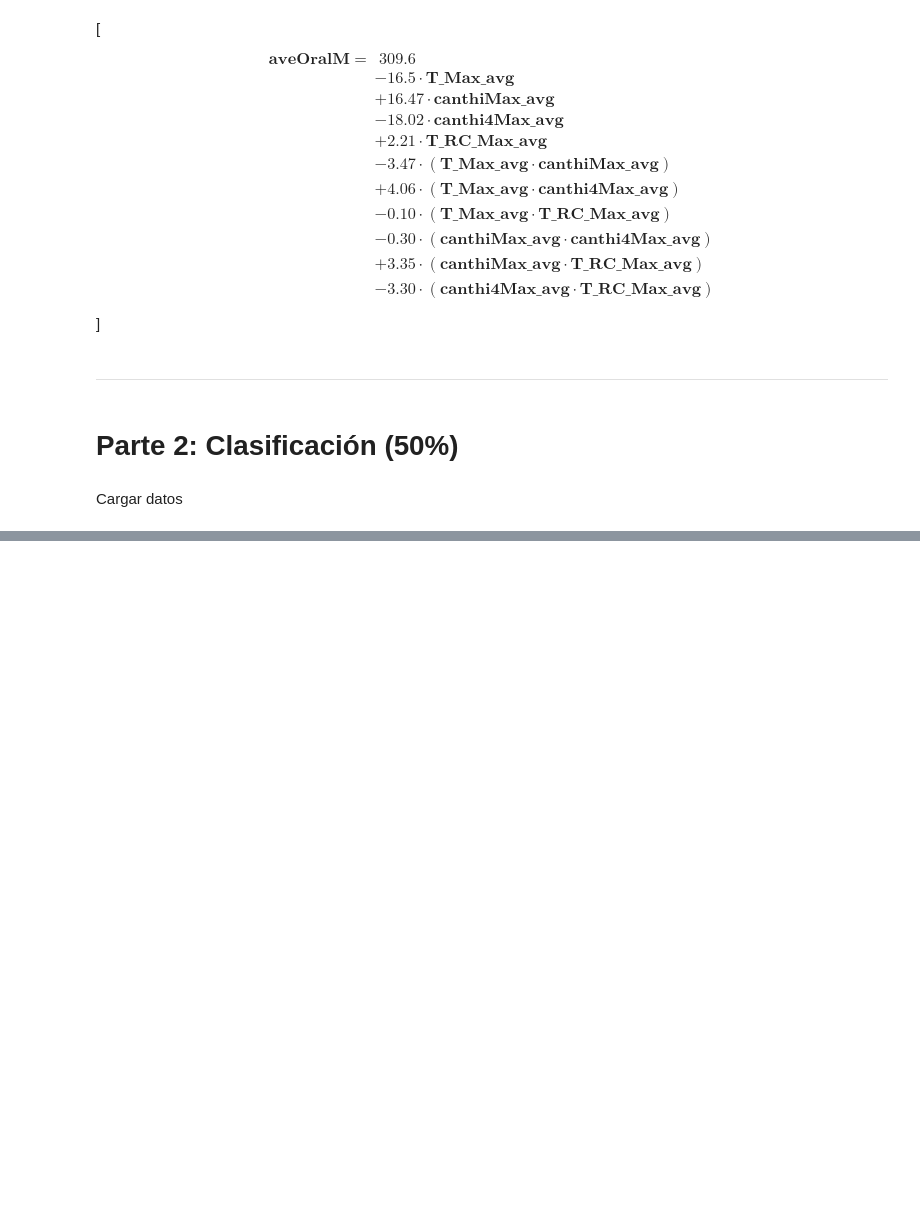
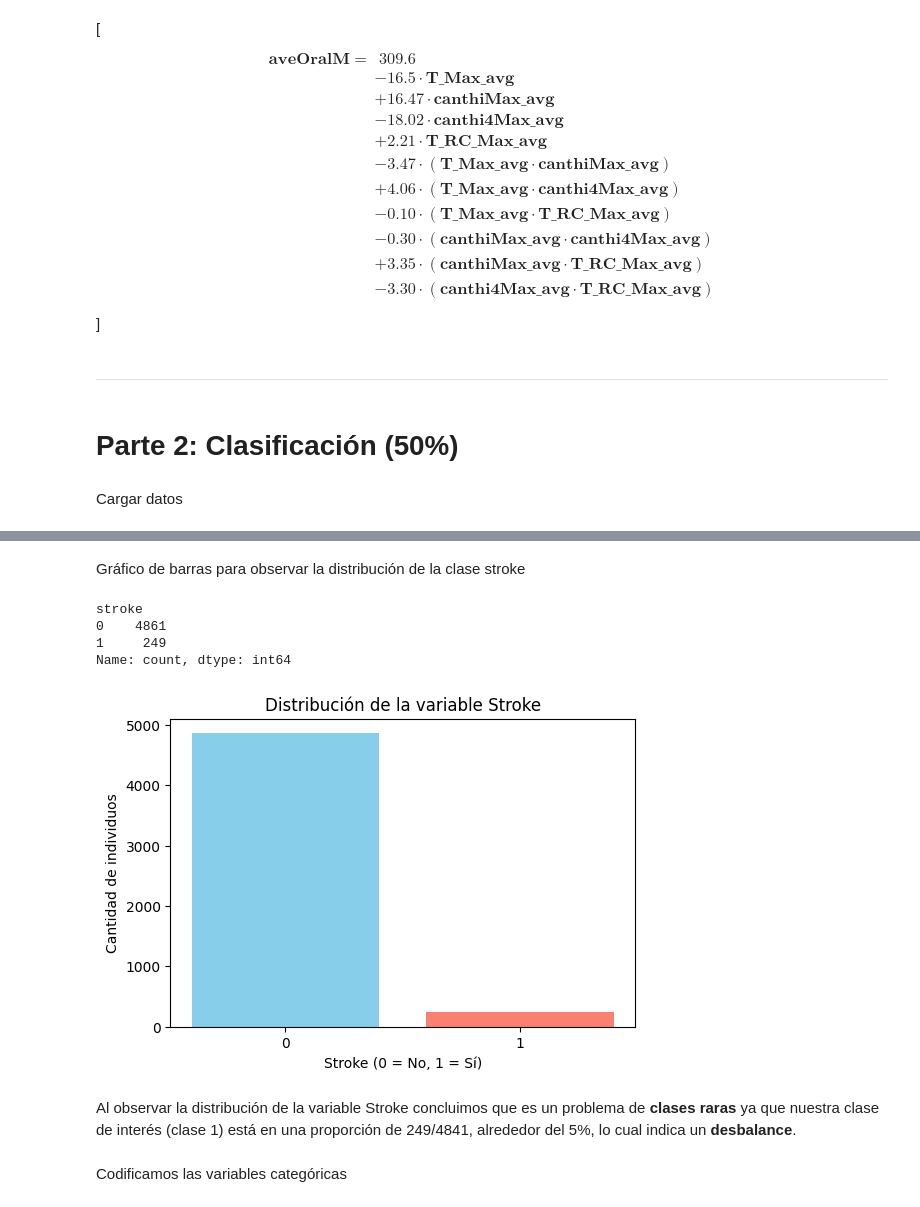
Before and after one commit to danieladonado/proyecto_2, a Jupyter notebook: proyecto_2.ipynb, the cells around one changed output, grey strips where cells are left out. Cells and saved outputs as stored; diff of their text form; code cells hidden in the pictures; blank space fills up the shorter version.

```diff
--- a/proyecto_2.ipynb
+++ b/proyecto_2.ipynb
@@ -667,4 +663,7 @@ No se utilizó **curva de aprendizaje** para ningún modelo ya que no requerimos
 # %% [markdown]
 Cargar datos
 # %%
-df = pd.read_csv("")
+df = pd.read_csv("healthcare-dataset-stroke-data.csv")
+
+df.drop(columns=["id","ever_married", "work_type", "Residence_type"], inplace=True)
+df.head()
@@ -670,0 +679,3 @@ df = pd.read_csv("")
+# %%
+df['bmi'] = df['bmi'].fillna(df['bmi'].mean())
+df.head()
@@ -670,0 +689,26 @@ df = pd.read_csv("")
+# %% [markdown]
+Gráfico de barras para observar la distribución de la clase stroke
+# %%
+conteo = df["stroke"].value_counts()
+print(conteo)
+
+plt.figure(figsize=(6,4))
+plt.bar(
+    conteo.index.astype(str),
+    conteo.values,
+    color=["skyblue", "salmon"]
+)
+plt.xlabel("Stroke (0 = No, 1 = Sí)")
+plt.ylabel("Cantidad de individuos")
+plt.title("Distribución de la variable Stroke")
+plt.show()
+# %% [output]
+stroke
+0    4861
+1     249
+Name: count, dtype: int64
+[figure, added]
+# %% [markdown]
+Al observar la distribución de la variable Stroke concluimos que es un problema de **clases raras** ya que nuestra clase de interés (clase 1) está en una proporción de 249/4841, alrededor del 5%, lo cual indica un **desbalance**.
+# %% [markdown]
+Codificamos las variables categóricas
```
Also changed, not shown: parts of 58 cells of this notebook.
